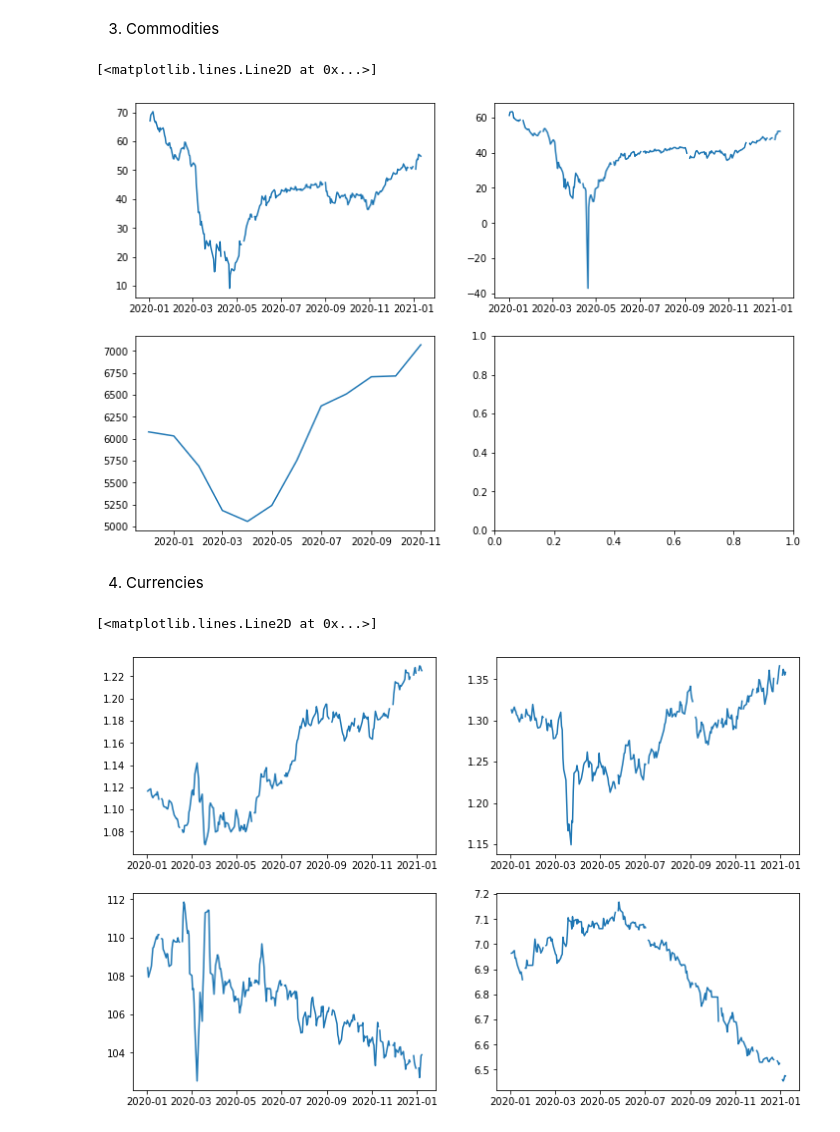
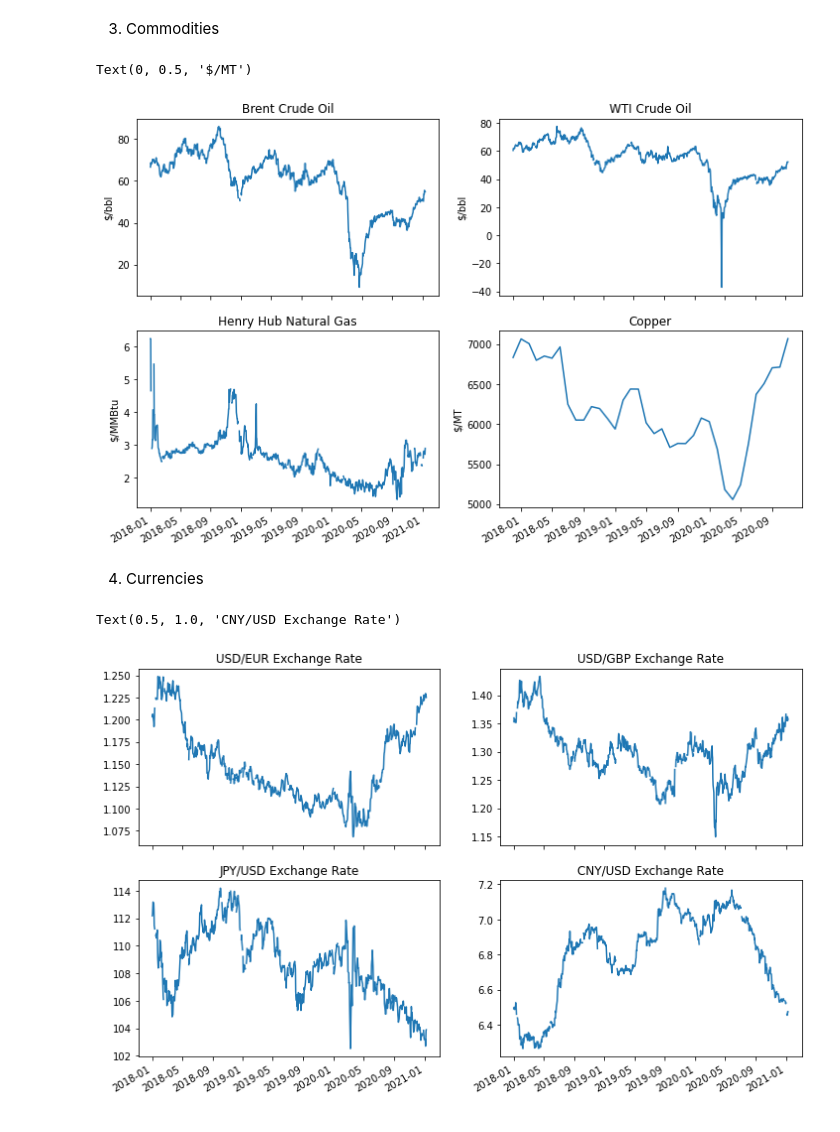
Before and after one commit to ujpradhan/blog, a Jupyter notebook: _notebooks/2021-01-18-Macro-charts-with-FRED.ipynb, the cells around one changed output. Drawn from its saved outputs; the diff is of its cells as text; code cells hidden in the pictures.

```diff
--- a/_notebooks/2021-01-18-Macro-charts-with-FRED.ipynb
+++ b/_notebooks/2021-01-18-Macro-charts-with-FRED.ipynb
@@ -28,7 +35,7 @@ from fredapi import Fred
 fred = Fred("415f48282451239a5a115a96ea67dfbb") #use personal FRED API
 # %%
 #setting date parameters for all charts
-begin = '2019-12-31'
+begin = '2017-12-31'
 end = '2021-01-15'
 # %%
 #Get rates data series
@@ -112,23 +143,46 @@ axes[1].plot(nasdaq)
 # %% [markdown]
 3. Commodities
 # %%
-fig1, axes = plt.subplots(2, 2, figsize = (12, 8))
+fig, axes = plt.subplots(2, 2, figsize = (12, 8))
+
+fig.autofmt_xdate()
 
 axes[0, 0].plot(brent)
+axes[0, 0].set_title('Brent Crude Oil')
+axes[0, 0].set_ylabel('$/bbl')
+
 axes[0, 1].plot(wti)
-axes[1, 0].plot(copper)
+axes[0, 1].set_title('WTI Crude Oil')
+axes[0, 1].set_ylabel('$/bbl')
+
+axes[1, 0].plot(hh)
+axes[1, 0].set_title('Henry Hub Natural Gas')
+axes[1, 0].set_ylabel('$/MMBtu')
+
+axes[1, 1].plot(copper)
+axes[1, 1].set_title('Copper')
+axes[1, 1].set_ylabel('$/MT')
 # %% [output]
-[<matplotlib.lines.Line2D at 0x...>]
+Text(0, 0.5, '$/MT')
-[figure, old version]
+[figure, new version]
 # %% [markdown]
 4. Currencies
 # %%
-fig1, axes = plt.subplots(2, 2, figsize = (12, 8))
+fig, axes = plt.subplots(2, 2, figsize = (12, 8))
+
+fig.autofmt_xdate()
 
 axes[0, 0].plot(usd_eur)
+axes[0, 0].set_title('USD/EUR Exchange Rate')
+
 axes[0, 1].plot(usd_gbp)
+axes[0, 1].set_title('USD/GBP Exchange Rate')
+
 axes[1, 0].plot(yen_usd)
+axes[1, 0].set_title('JPY/USD Exchange Rate')
+
 axes[1, 1].plot(yuan_usd)
+axes[1, 1].set_title('CNY/USD Exchange Rate')
 # %% [output]
-[<matplotlib.lines.Line2D at 0x...>]
+Text(0.5, 1.0, 'CNY/USD Exchange Rate')
-[figure, old version]
+[figure, new version]
```
Also changed, not shown: parts of 8 cells of this notebook.
